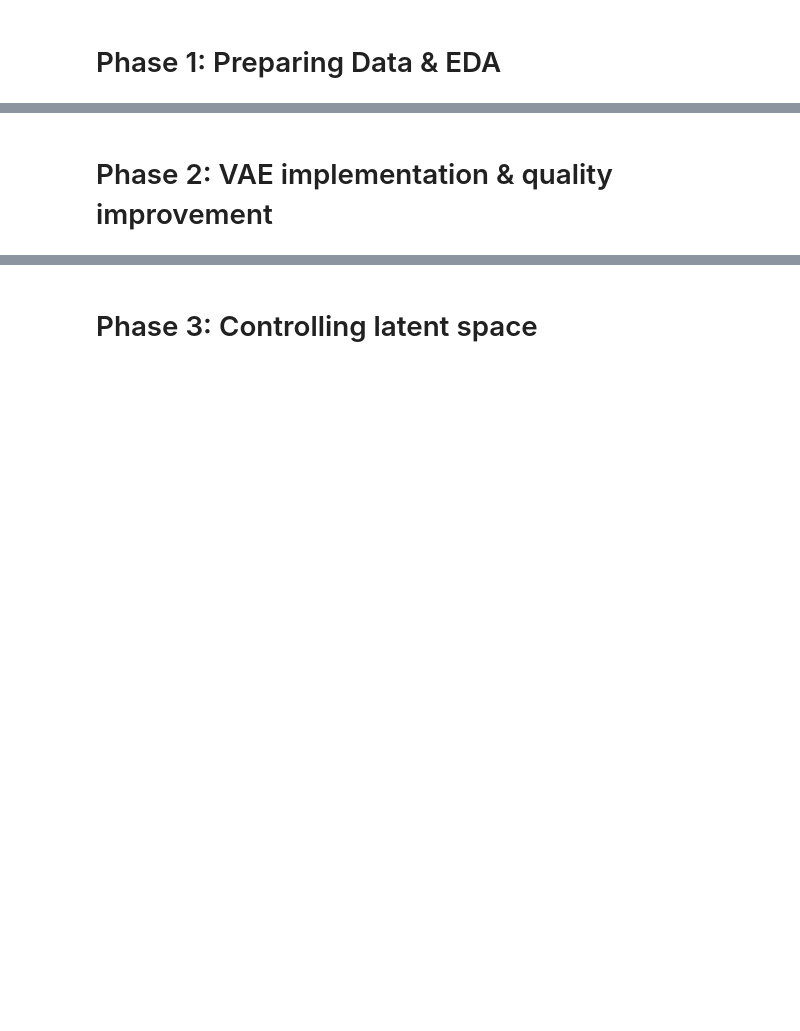
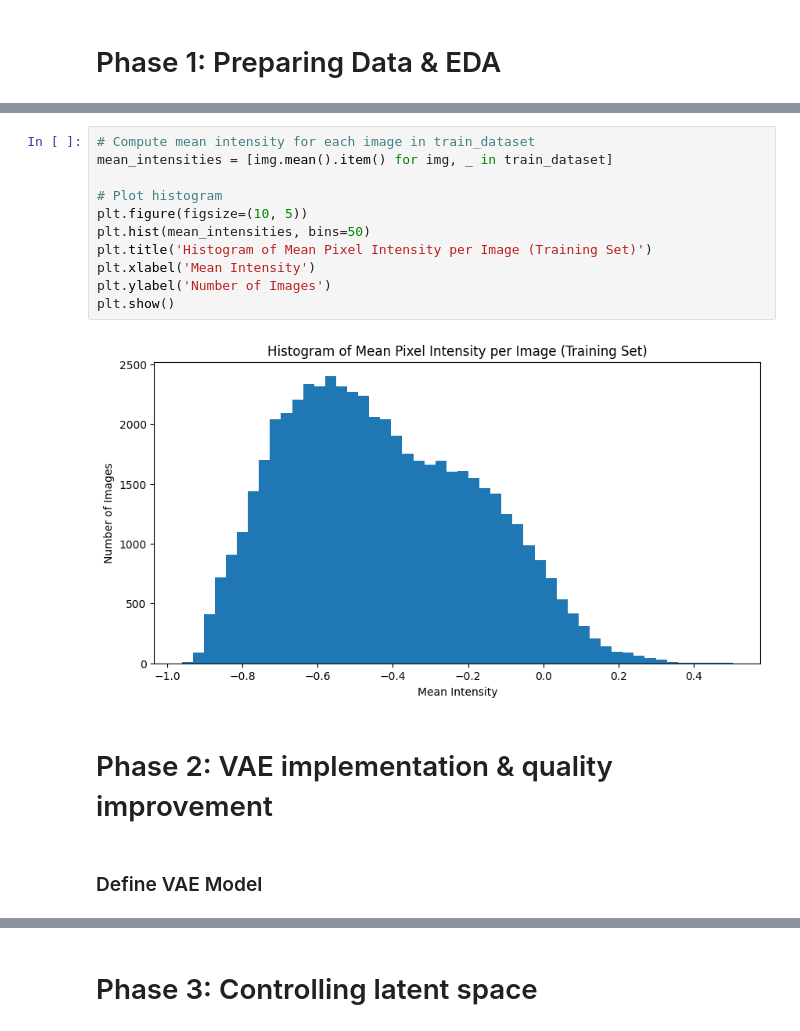
Before and after one commit to AMBandariM/vae-from-scratch, a Jupyter notebook: main.ipynb, the cells around one changed output, grey strips where cells are left out. Saved outputs shown, nothing was run; the diff lists cells and outputs as text; blank space fills up the shorter version.

```diff
--- a/main.ipynb
+++ b/main.ipynb
@@ -52,2 +125,17 @@ plt.show()
+# %%
+# Compute mean intensity for each image in train_dataset
+mean_intensities = [img.mean().item() for img, _ in train_dataset]
+
+# Plot histogram
+plt.figure(figsize=(10, 5))
+plt.hist(mean_intensities, bins=50)
+plt.title('Histogram of Mean Pixel Intensity per Image (Training Set)')
+plt.xlabel('Mean Intensity')
+plt.ylabel('Number of Images')
+plt.show()
+# %% [output]
+[figure, added]
 # %% [markdown]
 # Phase 2: VAE implementation & quality improvement
+# %% [markdown]
+### Define VAE Model
```
Also changed, not shown: parts of 15 cells of this notebook, 2 other files.
